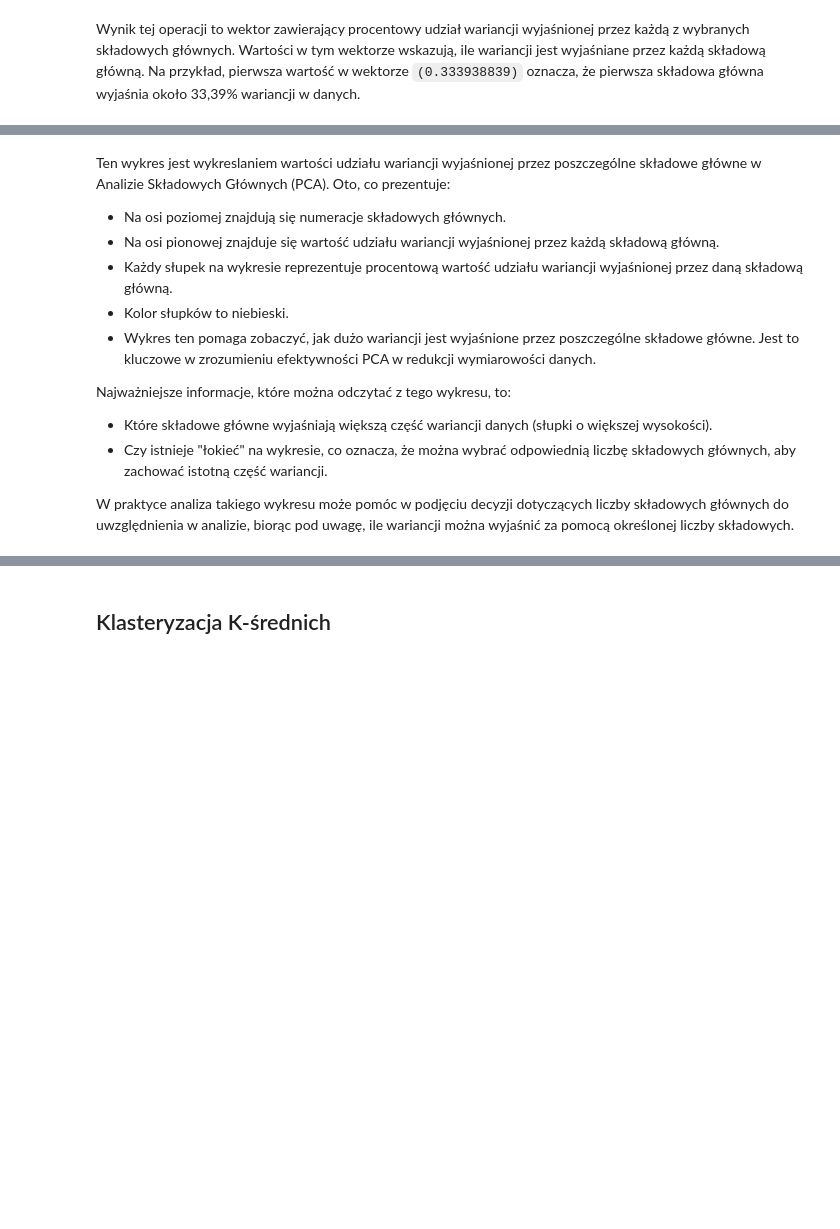
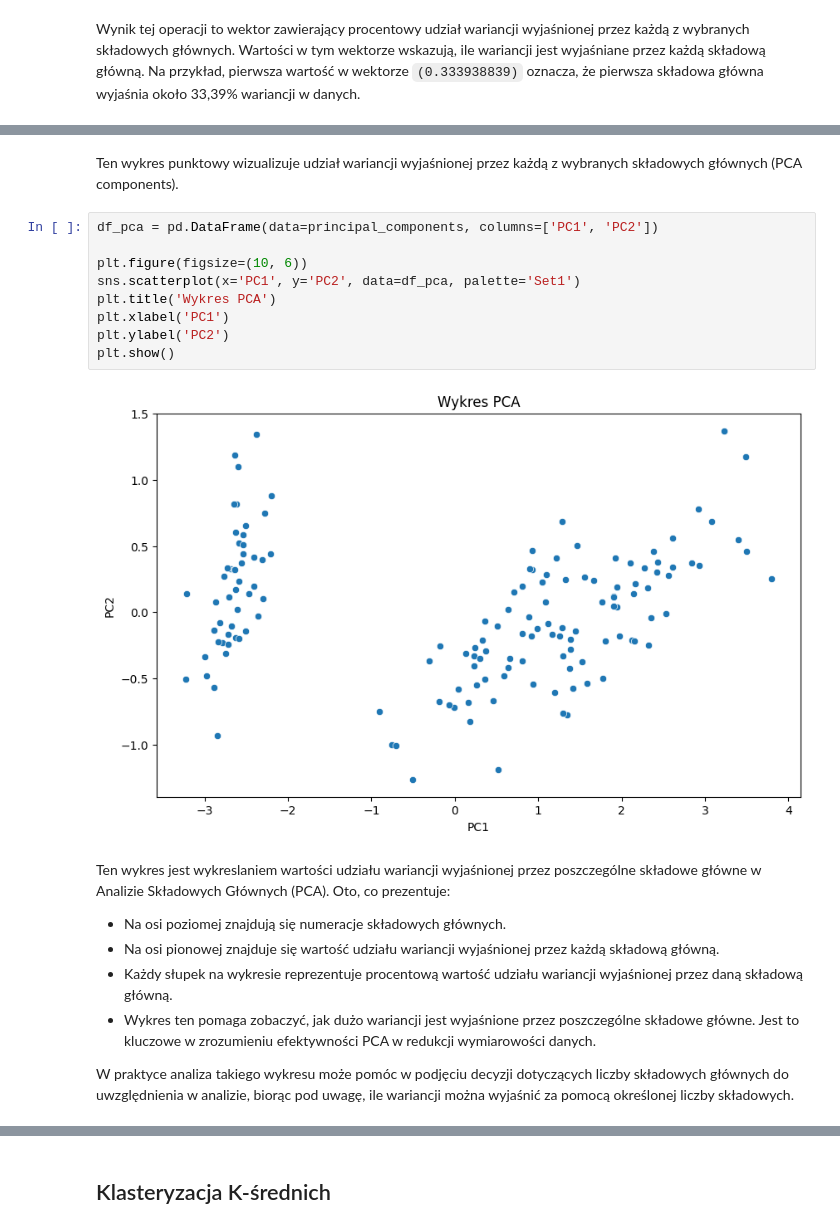
Before and after one commit to y777bish/DataExplorationProject, a Jupyter notebook: ProjektAEDfin.ipynb, the cells around one changed output, grey strips where cells are left out. Saved outputs shown, nothing was run; the diff lists cells and outputs as text; blank space fills up the shorter version.

```diff
--- a/ProjektAEDfin.ipynb
+++ b/ProjektAEDfin.ipynb
@@ -125,17 +132,24 @@ plt.show()
+# %% [markdown]
+Ten wykres punktowy wizualizuje udział wariancji wyjaśnionej przez każdą z wybranych składowych głównych (PCA components).
+# %%
+df_pca = pd.DataFrame(data=principal_components, columns=['PC1', 'PC2'])
+
+plt.figure(figsize=(10, 6))
+sns.scatterplot(x='PC1', y='PC2', data=df_pca, palette='Set1')
+plt.title('Wykres PCA')
+plt.xlabel('PC1')
+plt.ylabel('PC2')
+plt.show()
+# %% [output]
+[figure, added]
 # %% [markdown]
 Ten wykres jest wykreslaniem wartości udziału wariancji wyjaśnionej przez poszczególne składowe główne w Analizie Składowych Głównych (PCA). Oto, co prezentuje:
 
 - Na osi poziomej znajdują się numeracje składowych głównych.
 - Na osi pionowej znajduje się wartość udziału wariancji wyjaśnionej przez każdą składową główną.
 - Każdy słupek na wykresie reprezentuje procentową wartość udziału wariancji wyjaśnionej przez daną składową główną.
-- Kolor słupków to niebieski.
 - Wykres ten pomaga zobaczyć, jak dużo wariancji jest wyjaśnione przez poszczególne składowe główne. Jest to kluczowe w zrozumieniu efektywności PCA w redukcji wymiarowości danych.
 
-Najważniejsze informacje, które można odczytać z tego wykresu, to:
-
-- Które składowe główne wyjaśniają większą część wariancji danych (słupki o większej wysokości).
-- Czy istnieje "łokieć" na wykresie, co oznacza, że można wybrać odpowiednią liczbę składowych głównych, aby zachować istotną część wariancji.
-
 W praktyce analiza takiego wykresu może pomóc w podjęciu decyzji dotyczących liczby składowych głównych do uwzględnienia w analizie, biorąc pod uwagę, ile wariancji można wyjaśnić za pomocą określonej liczby składowych.
 # %%
 plt.figure(figsize=(10, 6))
```
Also changed, not shown: parts of 27 cells of this notebook, 1 other file.
